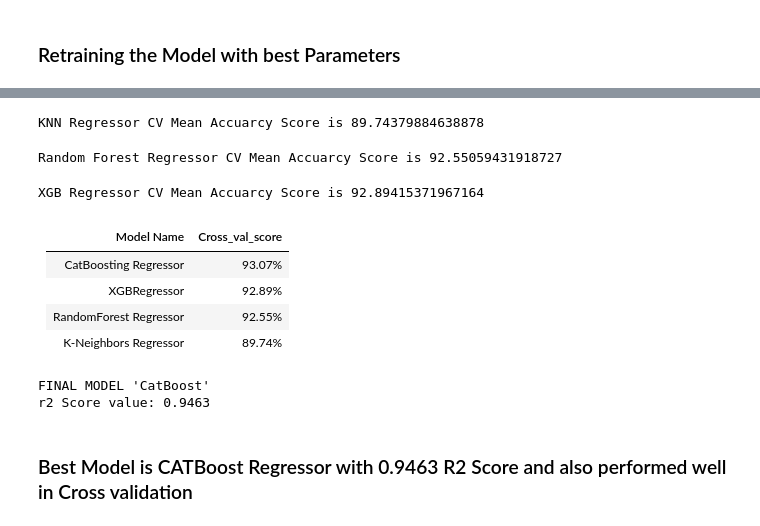
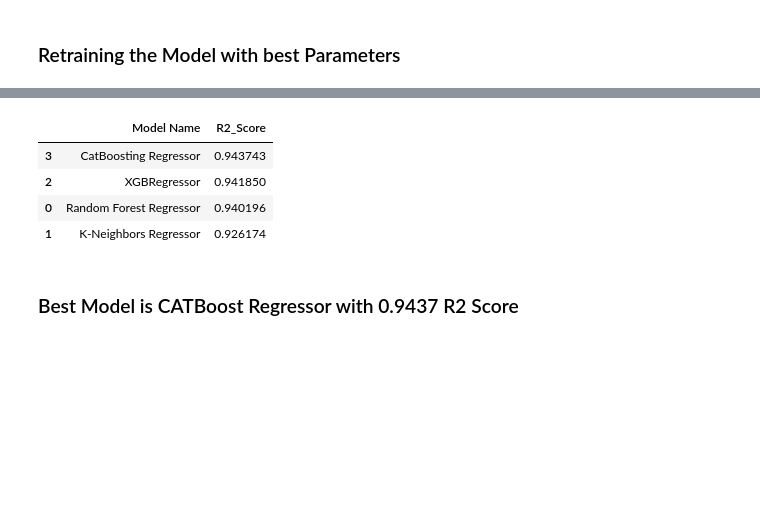
Before and after one commit to aravind-selvam/used-car-price-prediction-using-ml, a Jupyter notebook: notebook/2. Feature Engineering & Model Used car prediction.ipynb, the cells around one changed output, grey strips where cells are left out. Drawn from its saved outputs; the diff is of its cells as text; code cells hidden in the pictures; blank space fills up the shorter version.

```diff
--- a/notebook/2. Feature Engineering & Model Used car prediction.ipynb
+++ b/notebook/2. Feature Engineering & Model Used car prediction.ipynb
@@ -526,12 +497,14 @@ Fitting 3 folds for each of 20 candidates, totalling 60 fits
 ### Retraining the Model with best Parameters
 # %%
 models = {
-    "Random Forest Regressor": RandomForestRegressor(n_estimators=200, min_samples_split=8, max_features=8, max_depth=15,
-                                                     n_jobs=-1),
-     "K-Neighbors Regressor": KNeighborsRegressor(n_neighbors=10, n_jobs=-1),
-    "XGBRegressor": XGBRegressor(n_estimators=300, max_depth=5, learning_rate=0.1, colsample_bytree=0.8, n_jobs=-1),
-     "CatBoosting Regressor": CatBoostRegressor(max_depth=8, learning_rate=0.05 ,verbose=False)
+    "Random Forest Regressor": RandomForestRegressor(**model_param['RF'], n_jobs=-1),
+     "K-Neighbors Regressor": KNeighborsRegressor(**model_param['KNN'], n_jobs=-1),
+    "XGBRegressor": XGBRegressor(**model_param['XGBoost'], n_jobs=-1),
+     "CatBoosting Regressor": CatBoostRegressor(**model_param['CatBoost'],verbose=False)
 }
+
+model_list = []
+r2_list =[]
 
 for i in range(len(list(models))):
     model = list(models.values())[i]
@@ -546,6 +519,7 @@ for i in range(len(list(models))):
     model_test_mae , model_test_rmse, model_test_r2 = evaluate_model(y_test, y_test_pred)
 
     print(list(models.keys())[i])
+    model_list.append(list(models.keys())[i])
 
     print('Model performance for Training set')
     print("- Root Mean Squared Error: {:.4f}".format(model_train_rmse))
@@ -558,6 +532,7 @@ for i in range(len(list(models))):
     print("- Root Mean Squared Error: {:.4f}".format(model_test_rmse))
     print("- Mean Absolute Error: {:.4f}".format(model_test_mae))
     print("- R2 Score: {:.4f}".format(model_test_r2))
+    r2_list.append(model_test_r2)
 
     print('='*35)
     print('\n')
@@ -605,41 +557,10 @@ CatBoost CV Mean Accuarcy Score is 93.072722405229
-# %%
-knn_cv_result = cross_val_score(KNeighborsRegressor(n_neighbors=10, n_jobs=-1),
-                                X_test, y_test, cv=cv,n_jobs=-1)
-knn_cv = knn_cv_result.mean()*100
-print('KNN Regressor CV Mean Accuarcy Score is {}'.format(knn_cv))
-# %% [output]
-KNN Regressor CV Mean Accuarcy Score is 89.74379884638878
-# %%
-rf_cv_result = cross_val_score(RandomForestRegressor(n_estimators=300, min_samples_split=8, max_features=8, max_depth=15,
-                                                     n_jobs=-1), X_test, y_test, cv=cv,n_jobs=-1)
-rf_cv = rf_cv_result.mean()*100
-print('Random Forest Regressor CV Mean Accuarcy Score is {}'.format(rf_cv))
-# %% [output]
-Random Forest Regressor CV Mean Accuarcy Score is 92.55059431918727
-# %%
-xgb_cv_result = cross_val_score(XGBRegressor(n_estimators=300, max_depth=5, learning_rate=0.1, colsample_bytree=0.8, n_jobs=-1),
-                                X_test, y_test, cv=cv,n_jobs=-1)
-xgb_cv = xgb_cv_result.mean()*100
-print('XGB Regressor CV Mean Accuarcy Score is {}'.format(xgb_cv))
-# %% [output]
-XGB Regressor CV Mean Accuarcy Score is 92.89415371967164
-# %% [markdown]
-| Model Name      | Cross_val_score |
-| ----------- | ----------- |
-| CatBoosting Regressor   | 93.07%       |
-|XGBRegressor   | 92.89%        |
-| RandomForest Regressor | 92.55%       |
-| K-Neighbors Regressor   | 89.74%        |
-# %%
-best_model = CatBoostRegressor(max_depth=8, learning_rate=0.05 ,verbose=False)
-best_model = best_model.fit(X_train,y_train)
-y_pred = best_model.predict(X_test)
-score = r2_score(y_test,y_pred)
-
-print("FINAL MODEL 'CatBoost'")
-print ("r2 Score value: {:.4f}".format(score))
-# %% [output]
-FINAL MODEL 'CatBoost'
-r2 Score value: 0.9463
+# %%
+pd.DataFrame(list(zip(model_list, r2_list)), columns=['Model Name', 'R2_Score']).sort_values(by=["R2_Score"],ascending=False)
+# %% [output]
+|  | Model Name | R2_Score |
+| 3 | CatBoosting Regressor | 0.943743 |
+| 2 | XGBRegressor | 0.941850 |
+| 0 | Random Forest Regressor | 0.940196 |
+| 1 | K-Neighbors Regressor | 0.926174 |
 # %% [markdown]
-### Best Model is CATBoost Regressor with 0.9463 R2 Score and also performed well in Cross validation
+### Best Model is CATBoost Regressor with 0.9437 R2 Score
```
Also changed, not shown: parts of 24 cells of this notebook, 28 other files.
